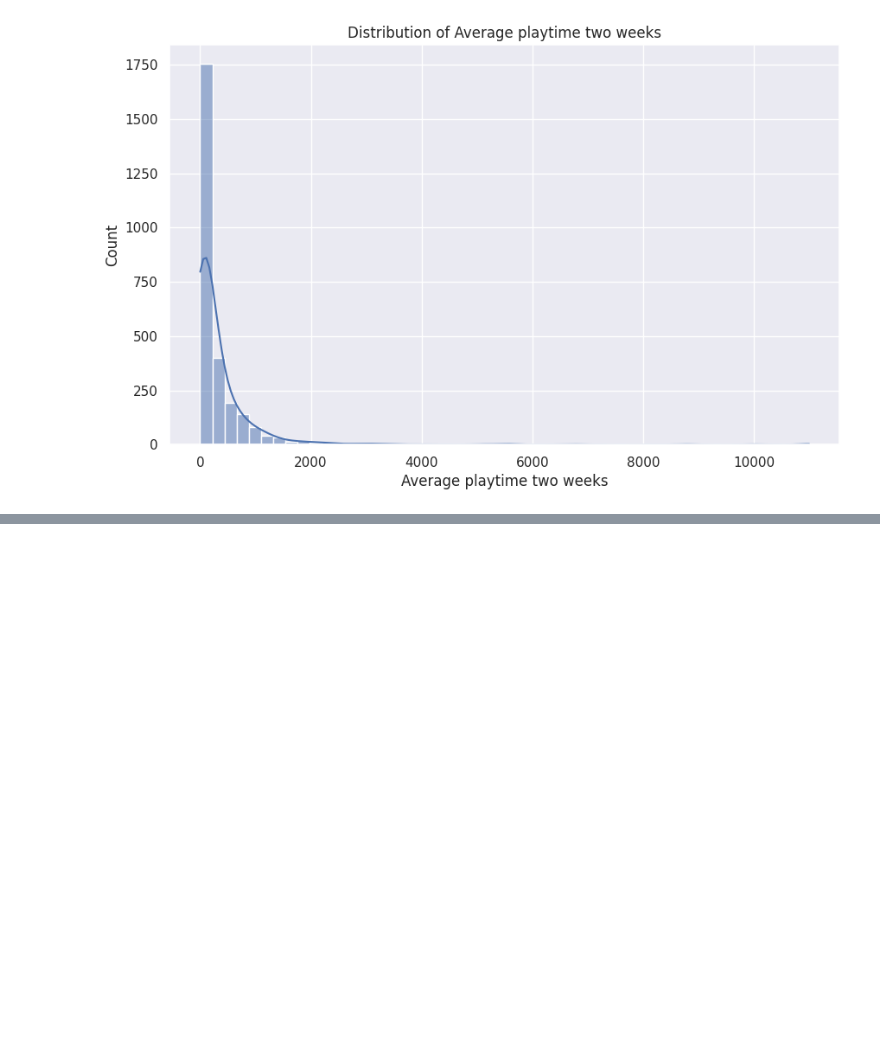
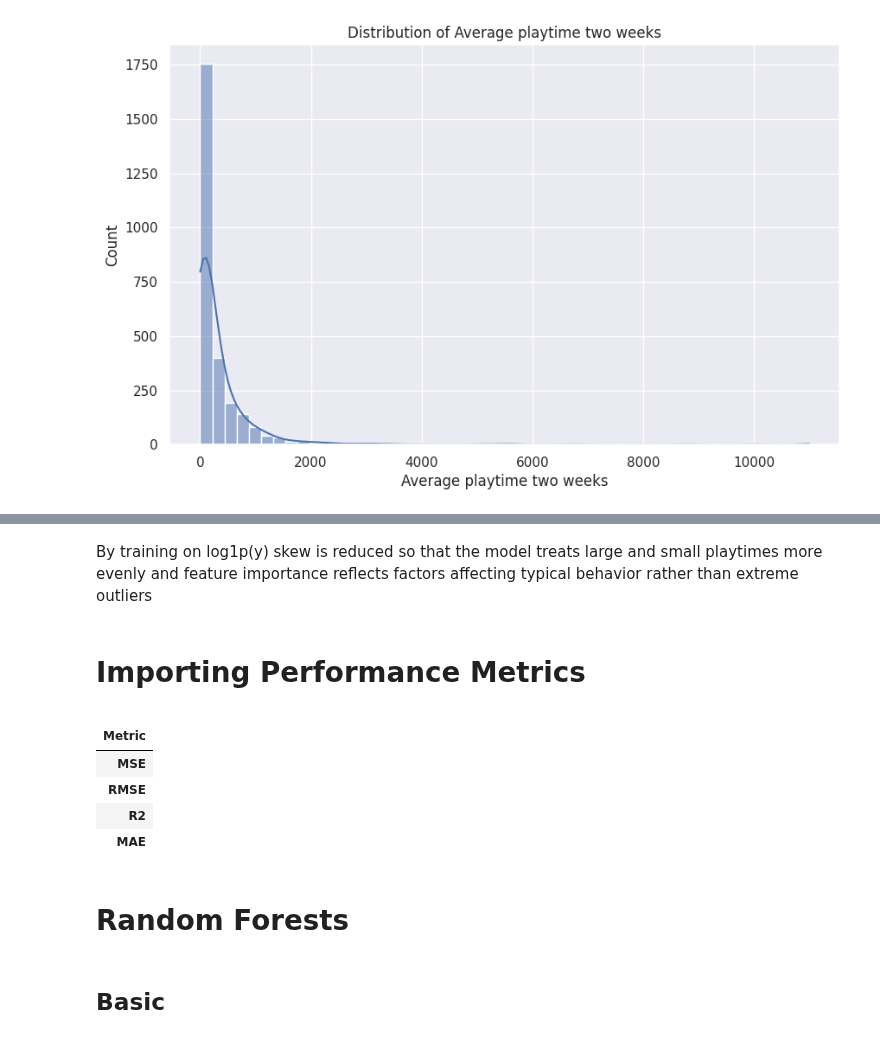
Before and after one commit to zakirangwala/esrb-wizard, a Jupyter notebook: notebooks/regression.ipynb, the cells around one changed output, grey strips where cells are left out. Cells and saved outputs as stored; diff of their text form; code cells hidden in the pictures; blank space fills up the shorter version.

```diff
--- a/notebooks/regression.ipynb
+++ b/notebooks/regression.ipynb
@@ -61,0 +143,41 @@ Apply XGBoost and identify important columns
+# %% [markdown]
+By training on log1p(y) skew is reduced so that the model treats large and small playtimes more evenly and feature importance reflects factors affecting typical behavior rather than extreme outliers
+# %% [markdown]
+# Importing Performance Metrics
+# %%
+from sklearn.metrics import (
+    accuracy_score,
+    precision_score,
+    recall_score,
+    f1_score,
+    roc_auc_score,
+    classification_report,
+    average_precision_score,
+    precision_recall_curve,
+    mean_squared_error,
+    r2_score,
+    mean_absolute_error
+)
+
+# Dataframe to compare performance metrics on classifier models
+regression_performance_data = {'Metric': ['MSE',
+                                          'RMSE',
+                                          'R2',
+                                          'MAE']}
+
+reg_performance = pd.DataFrame(regression_performance_data)
+reg_performance = reg_performance.set_index('Metric')
+
+print("log1p min: ", np.log1p(reg_df[TARGET_COL]).min())
+print("log1p max: ", np.log1p(reg_df[TARGET_COL]).max())
+# %% [output]
+|  |
+| Metric |
+| MSE |
+| RMSE |
+| R2 |
+| MAE |
+# %% [markdown]
+# Random Forests
+# %% [markdown]
+## Basic
```
Also changed, not shown: parts of 25 cells of this notebook.
